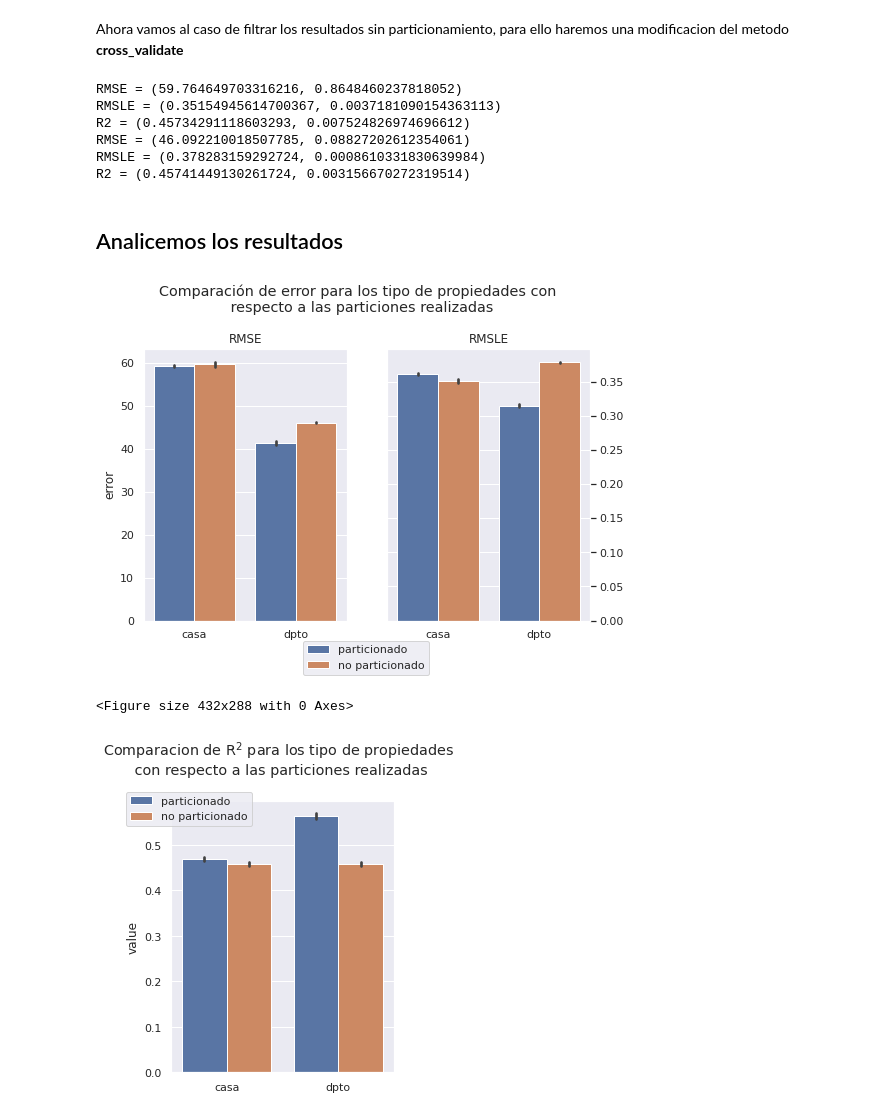
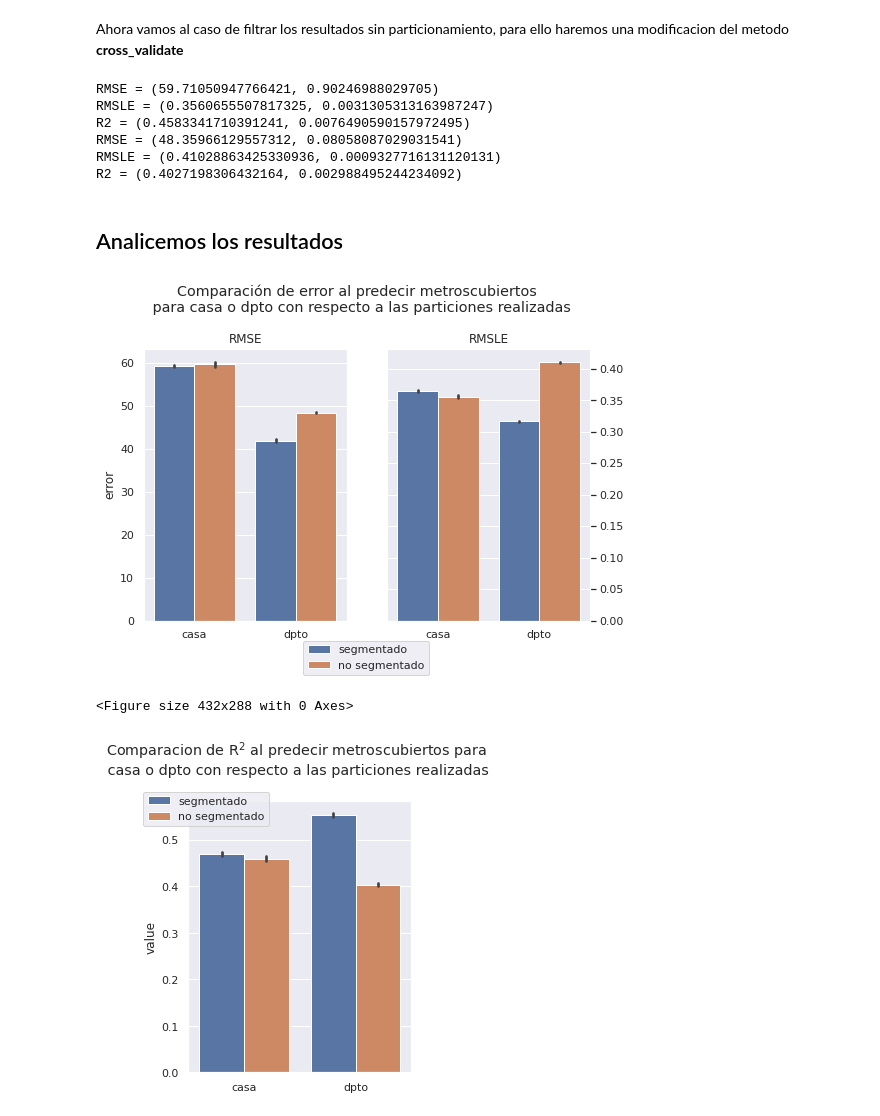
Before and after one commit to davidvenegasr/TP3-MetNum, a Jupyter notebook: notebooks/Exp3.ipynb, the cells around one changed output. Drawn from its saved outputs; the diff is of its cells as text; code cells hidden in the pictures.

```diff
--- a/notebooks/Exp3.ipynb
+++ b/notebooks/Exp3.ipynb
@@ -240,7 +239,7 @@ def cross_validate_mod(K, X, Y, tipos, visualize = False, R2 = False):
         split_tipos = tipos[index_test]
 
         # Se calcula la prediccion
-        regression = LinearRegression()
+        regression = metnum.LinearRegression()
         regression.fit(X_train, Y_train)
         y_pred = regression.predict(X_test)
 
@@ -305,12 +304,12 @@ tipos = df_train_concat["tipodepropiedad"].values
 # Metricas del conjunto de training
 results_without_part = cross_validate_mod(10, x_train, y_train, tipos, True, True)
 # %% [output]
-RMSE = (59.764649703316216, 0.8648460237818052)
-RMSLE = (0.35154945614700367, 0.0037181090154363113)
-R2 = (0.45734291118603293, 0.007524826974696612)
-RMSE = (46.092210018507785, 0.08827202612354061)
-RMSLE = (0.378283159292724, 0.0008610331830639984)
-R2 = (0.45741449130261724, 0.003156670272319514)
+RMSE = (59.71050947766421, 0.90246988029705)
+RMSLE = (0.3560655507817325, 0.0031305313163987247)
+R2 = (0.4583341710391241, 0.0076490590157972495)
+RMSE = (48.35966129557312, 0.08058087029031541)
+RMSLE = (0.41028863425330936, 0.0009327716131120131)
+R2 = (0.4027198306432164, 0.002988495244234092)
 # %% [markdown]
 ## Analicemos los resultados
 # %%
@@ -397,23 +396,20 @@ y_axis = ax2.yaxis.label.set_visible(False)
 x_axis = ax2.xaxis.label.set_visible(False)
 ax2.set_title("RMSLE")
 
-#fig.set_size_inches(8, 5)
-#plt.tight_layout()
-
-fig.suptitle('Comparación de error para los tipo de propiedades con \n respecto a las particiones realizadas', y=1.06)
+fig.suptitle("Comparación de error al predecir metroscubiertos \n para casa o dpto con respecto a las particiones realizadas", y=1.06)
 plt.savefig("Exp3/Comp-de-error-con-y-sin-particion.png", bbox_inches = "tight")
 # %% [output]
-[figure, old version]
+[figure, new version]
 # %%
 # R2
 # Dataframe para solo Casa
 df_casa = pd.DataFrame(df_casa_part["R2"])
 df_casa.columns = ["value"]
-df_casa["clase"] = ["particionado"]*df_casa.shape[0]
+df_casa["clase"] = ["segmentado"]*df_casa.shape[0]
 
 df_casa_aux = pd.DataFrame(df_casa_wo_part["R2"])
 df_casa_aux.columns = ["value"]
-df_casa_aux["clase"] = ["no particionado"]*df_casa_aux.shape[0]
+df_casa_aux["clase"] = ["no segmentado"]*df_casa_aux.shape[0]
 
 df_casa = pd.concat([df_casa, df_casa_aux])
 df_casa["tipo"] = ["casa"]*df_casa.shape[0]
@@ -421,11 +417,11 @@ df_casa["tipo"] = ["casa"]*df_casa.shape[0]
 # Dataframe para solo Dpto
 df_dpto = pd.DataFrame(df_dpto_part["R2"])
 df_dpto.columns = ["value"]
-df_dpto["clase"] = ["particionado"]*df_dpto.shape[0]
+df_dpto["clase"] = ["segmentado"]*df_dpto.shape[0]
 
 df_dpto_aux = pd.DataFrame(df_dpto_wo_part["R2"])
 df_dpto_aux.columns = ["value"]
-df_dpto_aux["clase"] = ["no particionado"]*df_dpto_aux.shape[0]
+df_dpto_aux["clase"] = ["no segmentado"]*df_dpto_aux.shape[0]
 
 df_dpto = pd.concat([df_dpto, df_dpto_aux])
 df_dpto["tipo"] = ["dpto"]*df_dpto.shape[0]
@@ -435,11 +431,11 @@ df_r2 = pd.concat([df_casa, df_dpto])
 # %%
 fig = plt.figure(constrained_layout=True)
 fig, ax = plt.subplots(figsize=(4, 5))
 sns.barplot(ax=ax, data=df_r2, y='value', x="tipo", hue="clase")
 ax.legend(bbox_to_anchor=(-0.05,0.92), loc="upper left",  bbox_transform=fig.transFigure)
 x_axis = ax.xaxis.label.set_visible(False)
-fig.suptitle(r"Comparacion de $\mathrm{R}^2$ para los tipo de propiedades" + f"\n con respecto a las particiones realizadas", y=1.05)
+fig.suptitle(r"Comparacion de $\mathrm{R}^2$ al predecir metroscubiertos para" + f"\n casa o dpto con respecto a las particiones realizadas", y=1.05)
 plt.savefig("Exp3/Comp-de-R2-con-y-sin-particion.png", bbox_inches = "tight")
 # %% [output]
 <Figure size 432x288 with 0 Axes>
-[figure, old version]
+[figure, new version]
```
Also changed, not shown: parts of 5 cells of this notebook, 2 other files.
